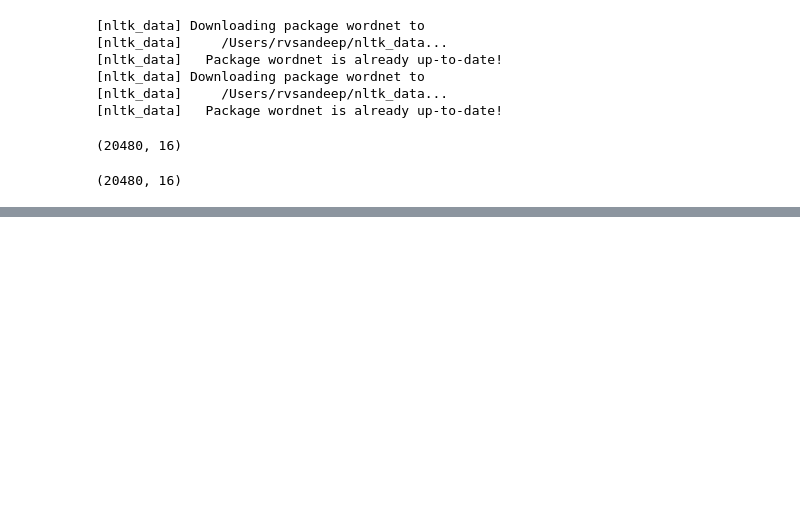
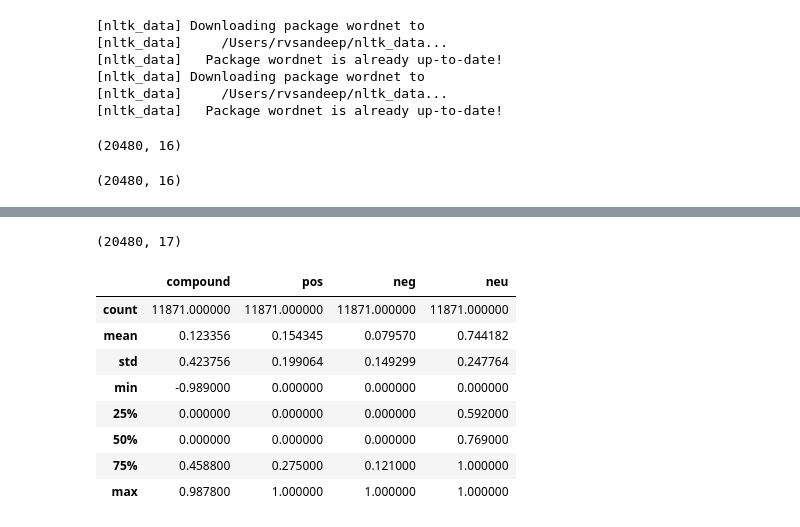
Before and after one commit to detectAna/detectAna, a Jupyter notebook: exploratory_analysis/data_analysis.ipynb, the cells around one changed output, grey strips where cells are left out. Drawn from its saved outputs; the diff is of its cells as text; code cells hidden in the pictures; blank space fills up the shorter version.

```diff
--- a/exploratory_analysis/data_analysis.ipynb
+++ b/exploratory_analysis/data_analysis.ipynb
@@ -133,0 +187,19 @@ array([<matplotlib.axes._subplots.AxesSubplot object at 0x...>,
+# %%
+cols = ['compound', 'pos', 'neg', 'neu']
+cols_np = ['compound_np', 'pos_np', 'neg_np', 'neu_np']
+# %%
+analysed_users.shape
+# %% [output]
+(20480, 17)
+# %%
+analysed_users[analysed_users['is_support'] =='Yes'][cols].describe()
+# %% [output]
+|  | compound | pos | neg | neu |
+| count | 11871.000000 | 11871.000000 | 11871.000000 | 11871.000000 |
+| mean | 0.123356 | 0.154345 | 0.079570 | 0.744182 |
+| std | 0.423756 | 0.199064 | 0.149299 | 0.247764 |
+| min | -0.989000 | 0.000000 | 0.000000 | 0.000000 |
+| 25% | 0.000000 | 0.000000 | 0.000000 | 0.592000 |
+| 50% | 0.000000 | 0.000000 | 0.000000 | 0.769000 |
+| 75% | 0.458800 | 0.275000 | 0.121000 | 1.000000 |
+| max | 0.987800 | 1.000000 | 1.000000 | 1.000000 |
```
Also changed, not shown: parts of 14 cells of this notebook.
